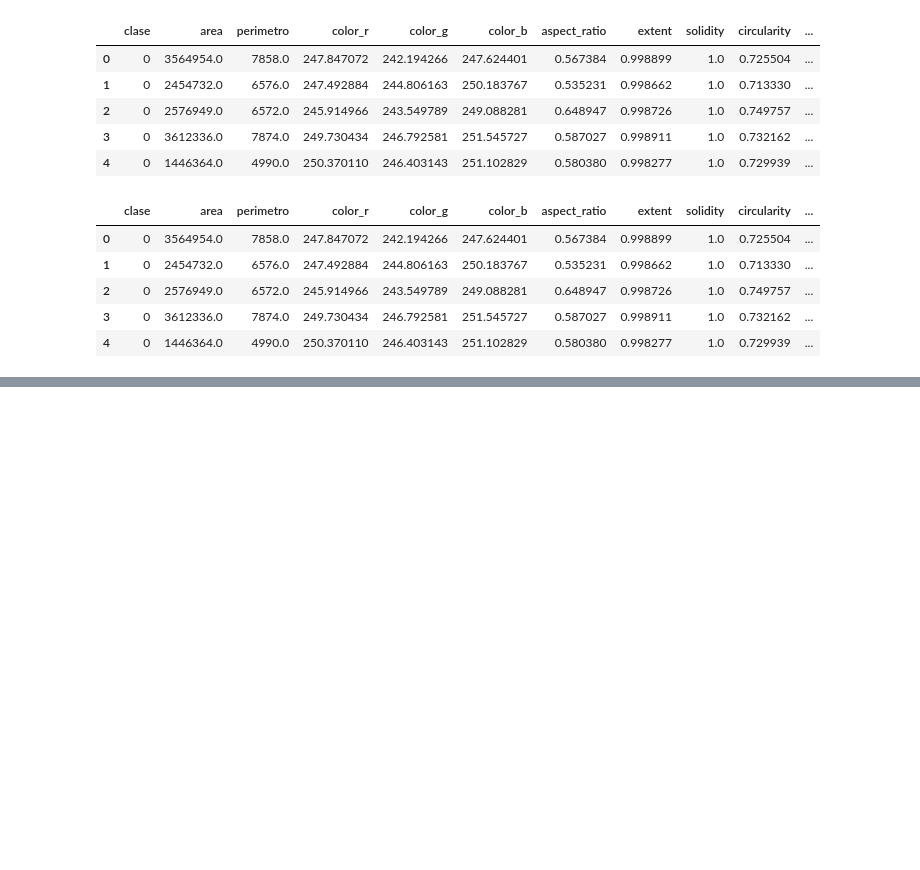
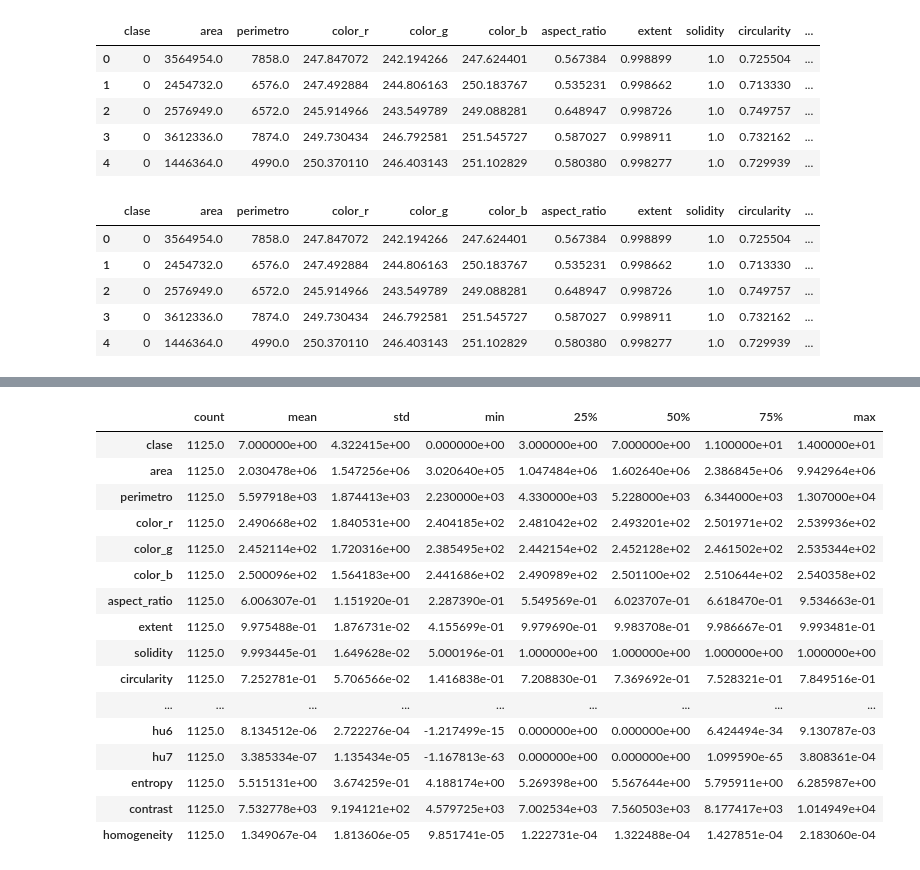
Before and after one commit to Rdorta08/Plants_opencv, a Jupyter notebook: notebooks/1_Modelo.ipynb, the cells around one changed output, grey strips where cells are left out. Cells and saved outputs as stored; diff of their text form; code cells hidden in the pictures; blank space fills up the shorter version.

```diff
--- a/notebooks/1_Modelo.ipynb
+++ b/notebooks/1_Modelo.ipynb
@@ -482,0 +503,20 @@ df_total.head()
+# %%
+df_total.describe().T
+# %% [output]
+|  | count | mean | std | min | 25% | 50% | 75% | max |
+| clase | 1125.0 | 7.000000e+00 | 4.322415e+00 | 0.000000e+00 | 3.000000e+00 | 7.000000e+00 | 1.100000e+01 | 1.400000e+01 |
+| area | 1125.0 | 2.030478e+06 | 1.547256e+06 | 3.020640e+05 | 1.047484e+06 | 1.602640e+06 | 2.386845e+06 | 9.942964e+06 |
+| perimetro | 1125.0 | 5.597918e+03 | 1.874413e+03 | 2.230000e+03 | 4.330000e+03 | 5.228000e+03 | 6.344000e+03 | 1.307000e+04 |
+| color_r | 1125.0 | 2.490668e+02 | 1.840531e+00 | 2.404185e+02 | 2.481042e+02 | 2.493201e+02 | 2.501971e+02 | 2.539936e+02 |
+| color_g | 1125.0 | 2.452114e+02 | 1.720316e+00 | 2.385495e+02 | 2.442154e+02 | 2.452128e+02 | 2.461502e+02 | 2.535344e+02 |
+| color_b | 1125.0 | 2.500096e+02 | 1.564183e+00 | 2.441686e+02 | 2.490989e+02 | 2.501100e+02 | 2.510644e+02 | 2.540358e+02 |
+| aspect_ratio | 1125.0 | 6.006307e-01 | 1.151920e-01 | 2.287390e-01 | 5.549569e-01 | 6.023707e-01 | 6.618470e-01 | 9.534663e-01 |
+| extent | 1125.0 | 9.975488e-01 | 1.876731e-02 | 4.155699e-01 | 9.979690e-01 | 9.983708e-01 | 9.986667e-01 | 9.993481e-01 |
+| solidity | 1125.0 | 9.993445e-01 | 1.649628e-02 | 5.000196e-01 | 1.000000e+00 | 1.000000e+00 | 1.000000e+00 | 1.000000e+00 |
+| circularity | 1125.0 | 7.252781e-01 | 5.706566e-02 | 1.416838e-01 | 7.208830e-01 | 7.369692e-01 | 7.528321e-01 | 7.849516e-01 |
+| ... | ... | ... | ... | ... | ... | ... | ... | ... |
+| hu6 | 1125.0 | 8.134512e-06 | 2.722276e-04 | -1.217499e-15 | 0.000000e+00 | 0.000000e+00 | 6.424494e-34 | 9.130787e-03 |
+| hu7 | 1125.0 | 3.385334e-07 | 1.135434e-05 | -1.167813e-63 | 0.000000e+00 | 0.000000e+00 | 1.099590e-65 | 3.808361e-04 |
+| entropy | 1125.0 | 5.515131e+00 | 3.674259e-01 | 4.188174e+00 | 5.269398e+00 | 5.567644e+00 | 5.795911e+00 | 6.285987e+00 |
+| contrast | 1125.0 | 7.532778e+03 | 9.194121e+02 | 4.579725e+03 | 7.002534e+03 | 7.560503e+03 | 8.177417e+03 | 1.014949e+04 |
+| homogeneity | 1125.0 | 1.349067e-04 | 1.813606e-05 | 9.851741e-05 | 1.222731e-04 | 1.322488e-04 | 1.427851e-04 | 2.183060e-04 |
```
Also changed, not shown: parts of 1 cell of this notebook.
